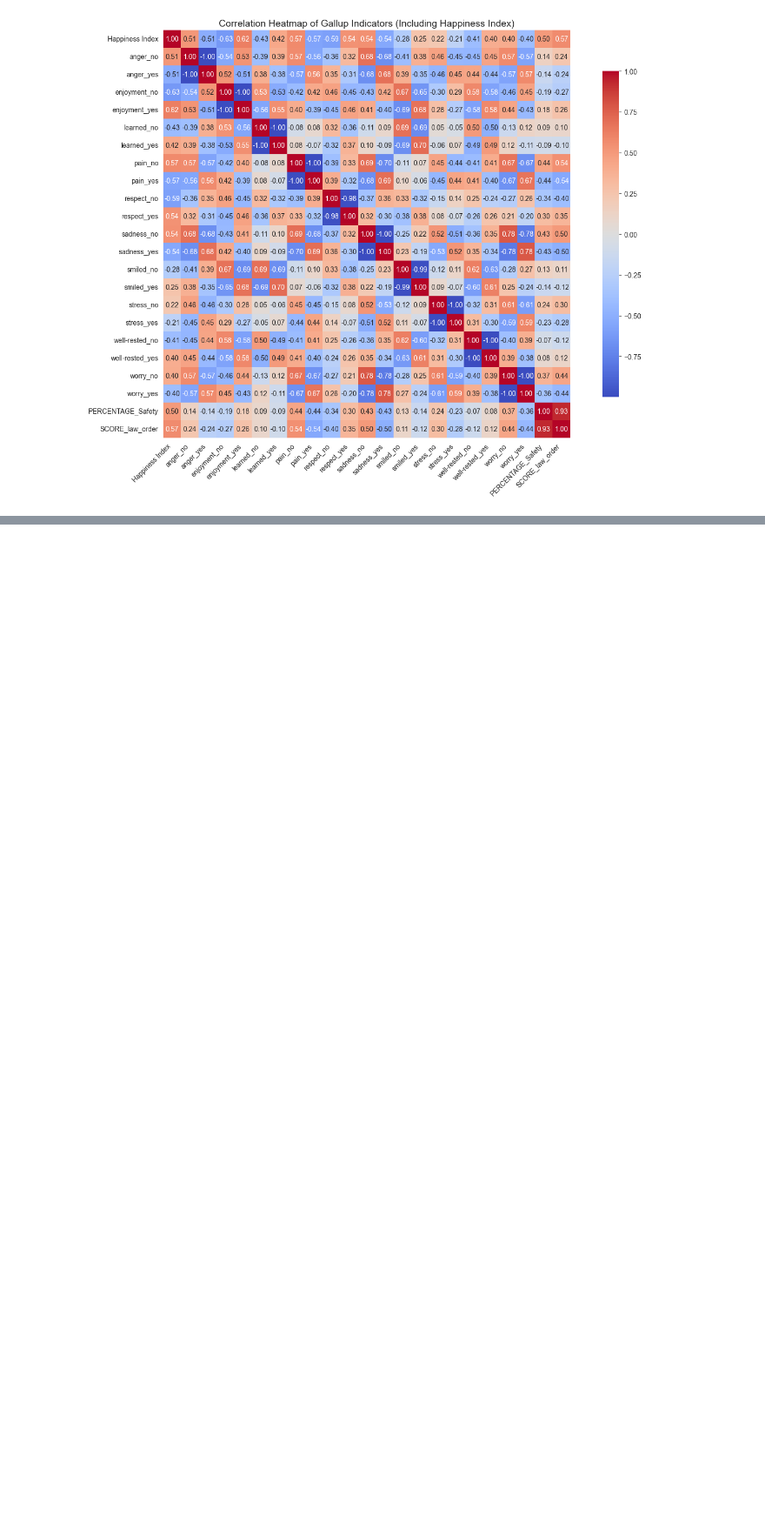
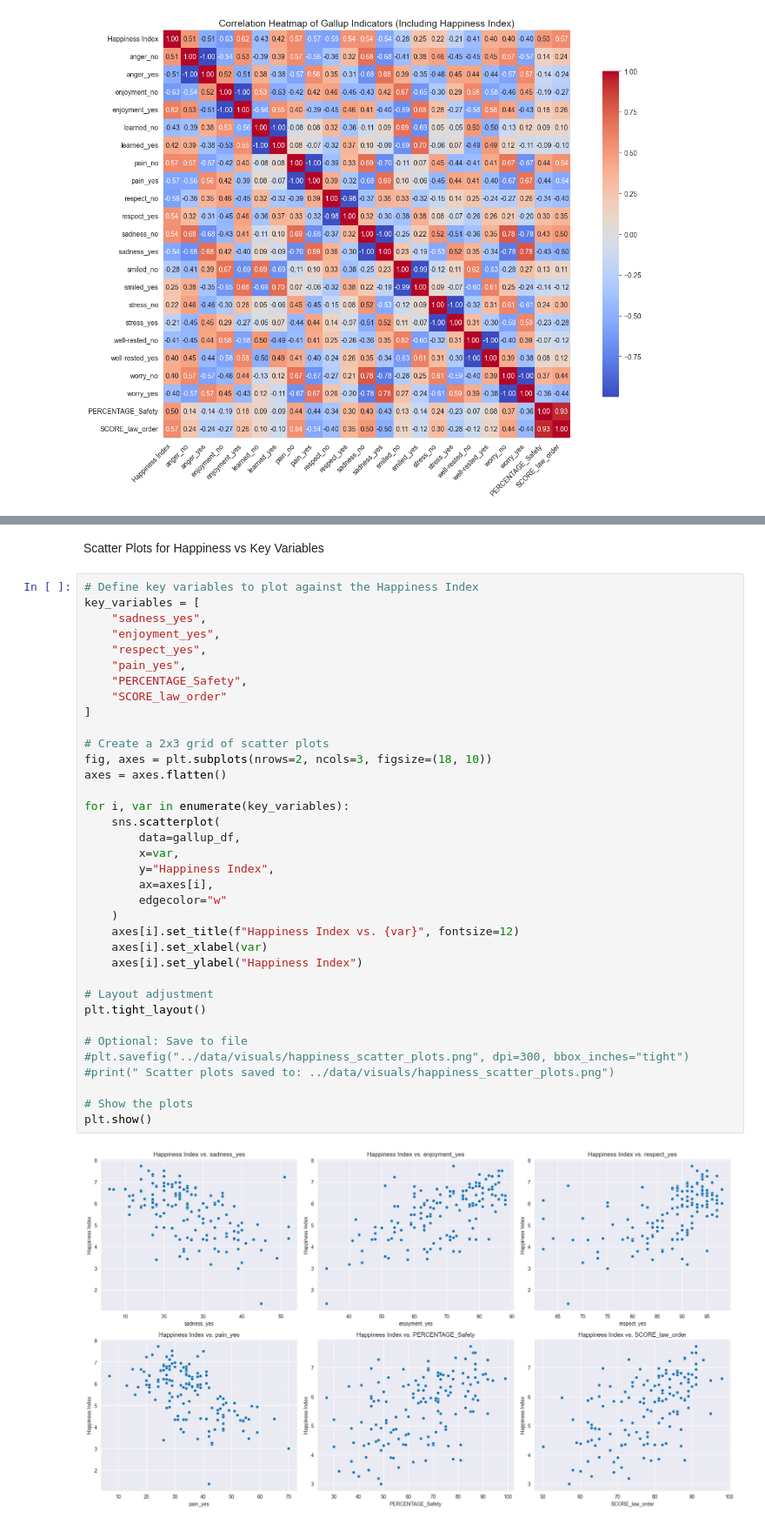
Before and after one commit to dkohalmi/CIP_FS25_202, a Jupyter notebook: notebooks/analyse_gallup.ipynb, the cells around one changed output, grey strips where cells are left out. Shown: that part at 87% size. Cells and saved outputs as stored; diff of their text form; blank space fills up the shorter version.

```diff
--- a/notebooks/analyse_gallup.ipynb
+++ b/notebooks/analyse_gallup.ipynb
@@ -41,0 +73,40 @@ plt.show()
+# %% [markdown]
+Scatter Plots for Happiness vs Key Variables
+# %%
+# Define key variables to plot against the Happiness Index
+key_variables = [
+    "sadness_yes",
+    "enjoyment_yes",
+    "respect_yes",
+    "pain_yes",
+    "PERCENTAGE_Safety",
+    "SCORE_law_order"
+]
+
+# Create a 2x3 grid of scatter plots
+fig, axes = plt.subplots(nrows=2, ncols=3, figsize=(18, 10))
+axes = axes.flatten()
+
+for i, var in enumerate(key_variables):
+    sns.scatterplot(
+        data=gallup_df,
+        x=var,
+        y="Happiness Index",
+        ax=axes[i],
+        edgecolor="w"
+    )
+    axes[i].set_title(f"Happiness Index vs. {var}", fontsize=12)
+    axes[i].set_xlabel(var)
+    axes[i].set_ylabel("Happiness Index")
+
+# Layout adjustment
+plt.tight_layout()
+
+# Optional: Save to file
+#plt.savefig("../data/visuals/happiness_scatter_plots.png", dpi=300, bbox_inches="tight")
+#print(" Scatter plots saved to: ../data/visuals/happiness_scatter_plots.png")
+
+# Show the plots
+plt.show()
+# %% [output]
+[figure, added]
```
Also changed, not shown: parts of 2 cells of this notebook.
